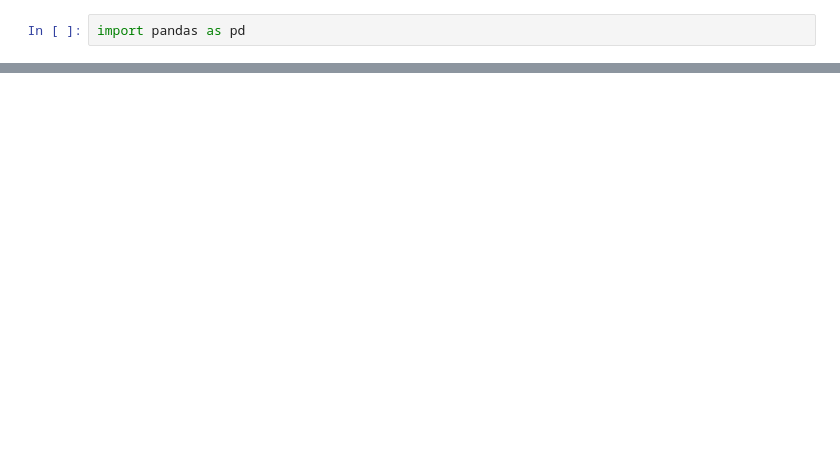
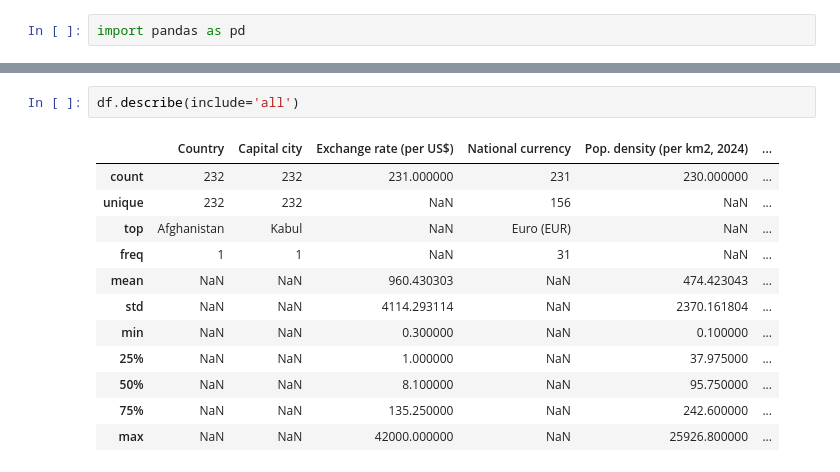
Before and after one commit to Kenji721/UN_data_Analysis, a Jupyter notebook: notebooks/2.EDA.ipynb, the cells around one changed output, grey strips where cells are left out. Drawn from its saved outputs; the diff is of its cells as text; blank space fills up the shorter version.

```diff
--- a/notebooks/2.EDA.ipynb
+++ b/notebooks/2.EDA.ipynb
@@ -94,0 +174,15 @@ print(missing_capital_pop.tolist())
+# %%
+df.describe(include='all')
+# %% [output]
+|  | Country | Capital city | Exchange rate (per US$) | National currency | Pop. density (per km2, 2024) | ... |
+| count | 232 | 232 | 231.000000 | 231 | 230.000000 | ... |
+| unique | 232 | 232 | NaN | 156 | NaN | ... |
+| top | Afghanistan | Kabul | NaN | Euro (EUR) | NaN | ... |
+| freq | 1 | 1 | NaN | 31 | NaN | ... |
+| mean | NaN | NaN | 960.430303 | NaN | 474.423043 | ... |
+| std | NaN | NaN | 4114.293114 | NaN | 2370.161804 | ... |
+| min | NaN | NaN | 0.300000 | NaN | 0.100000 | ... |
+| 25% | NaN | NaN | 1.000000 | NaN | 37.975000 | ... |
+| 50% | NaN | NaN | 8.100000 | NaN | 95.750000 | ... |
+| 75% | NaN | NaN | 135.250000 | NaN | 242.600000 | ... |
+| max | NaN | NaN | 42000.000000 | NaN | 25926.800000 | ... |
```
Also changed, not shown: parts of 11 cells of this notebook, 3 other files.
